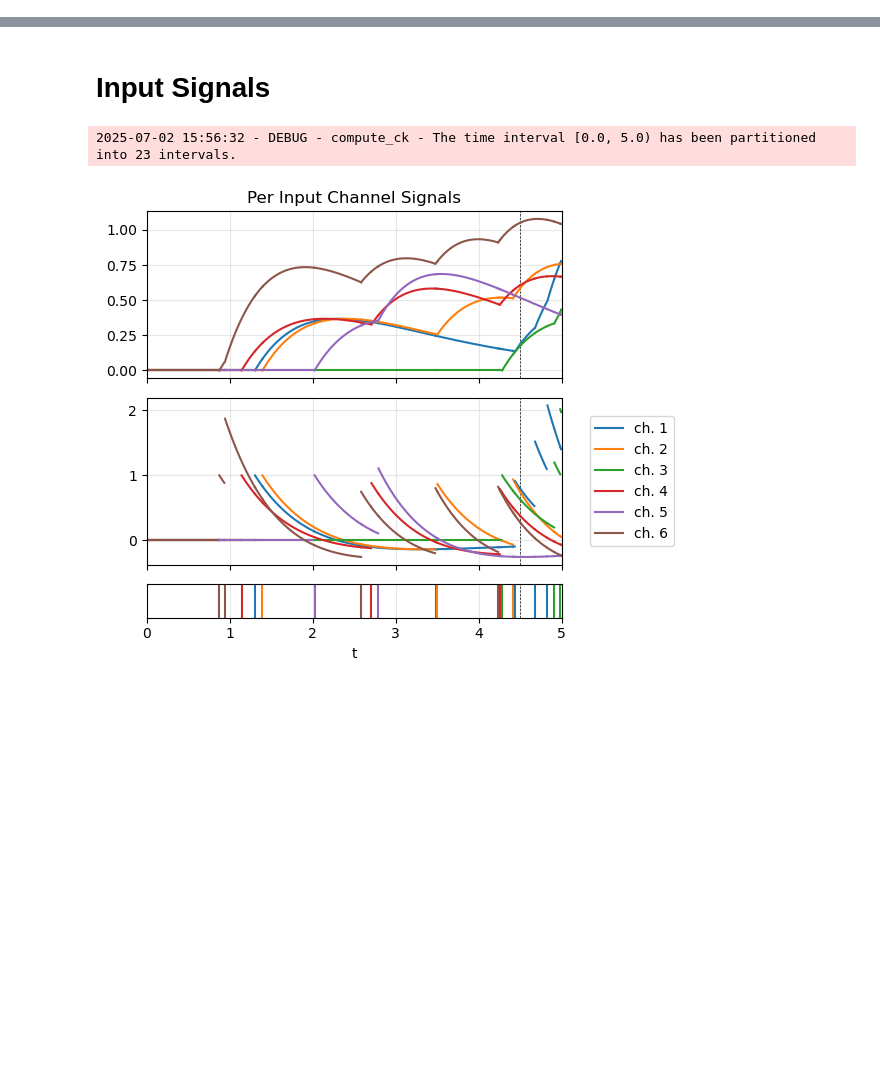
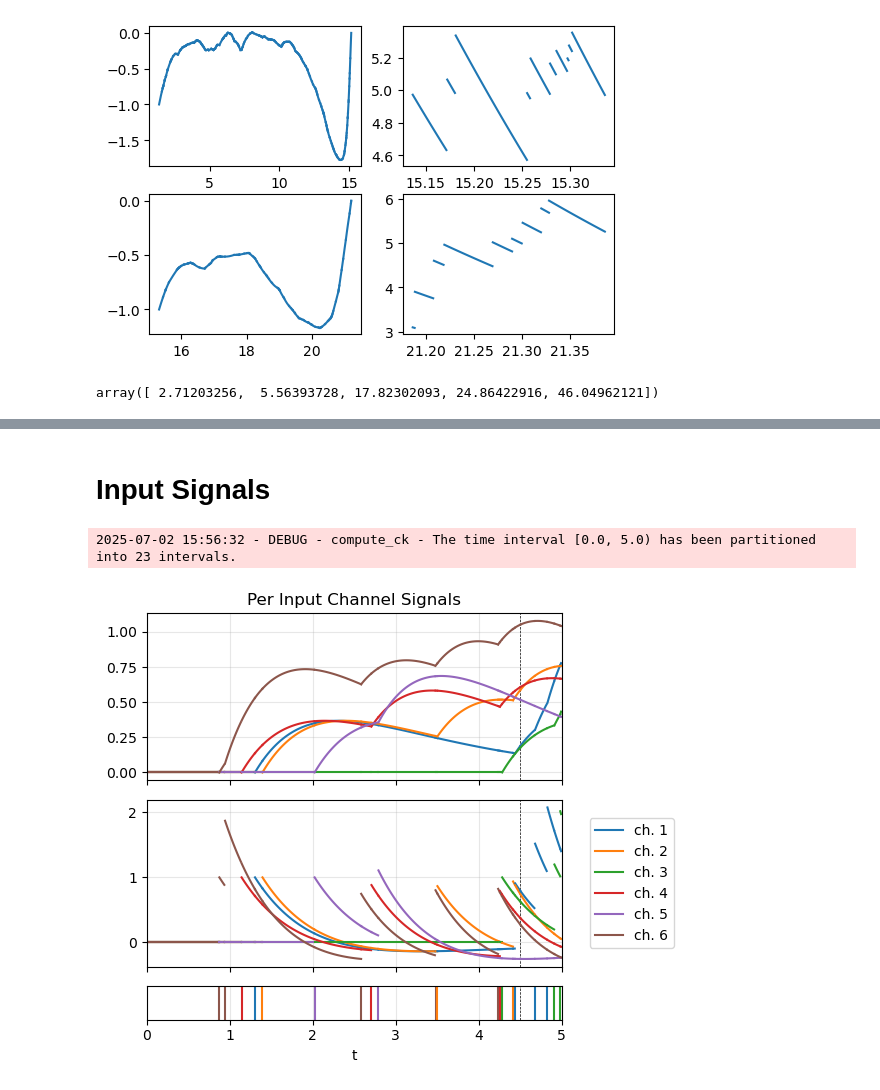
Before and after one commit to haguettaz/rsnn, a Jupyter notebook: notebooks/learning.ipynb, the cells around one changed output, grey strips where cells are left out. Cells and saved outputs as stored; diff of their text form; code cells hidden in the pictures; blank space fills up the shorter version.

```diff
--- a/notebooks/learning.ipynb
+++ b/notebooks/learning.ipynb
@@ -56,0 +198,2 @@ assert np.isclose(neuron.solver.primal_cost, 3.2043950176058726)
+# %%
+neuron.learn()
@@ -56,0 +219,25 @@ assert np.isclose(neuron.solver.primal_cost, 3.2043950176058726)
+# %%
+fig, axes = plt.subplots(neuron.n_intervals, 2, figsize=(6, 4))
+
+for n in range(neuron.n_intervals):
+    for (start, length, c0, c1) in zip(
+        neuron.z_start[n], neuron.z_length[n], neuron.z_c0[n], neuron.z_c1[n]
+    ):
+        dt_vals = np.arange(0, length, 1e-3)
+        t_vals = dt_vals + start
+        y_vals = (c0 + c1 * dt_vals) * np.exp(-dt_vals)
+        axes[n][0].plot(t_vals, y_vals, linewidth=1.5, c="C0")
+
+    for (start, length, c0, c1) in zip(
+        neuron.dz_start[n], neuron.dz_length[n], neuron.dz_c0[n], neuron.dz_c1[n]
+    ):
+        dt_vals = np.arange(0, length, 1e-3)
+        t_vals = dt_vals + start
+        y_vals = (c0 + c1 * dt_vals) * np.exp(-dt_vals)
+        axes[n][1].plot(t_vals, -y_vals, linewidth=1.5, c="C0")
+# %% [output]
+[figure, added]
+# %%
+f_times
+# %% [output]
+array([ 2.71203256,  5.56393728, 17.82302093, 24.86422916, 46.04962121])
```
Also changed, not shown: parts of 12 cells of this notebook, 8 other files.
